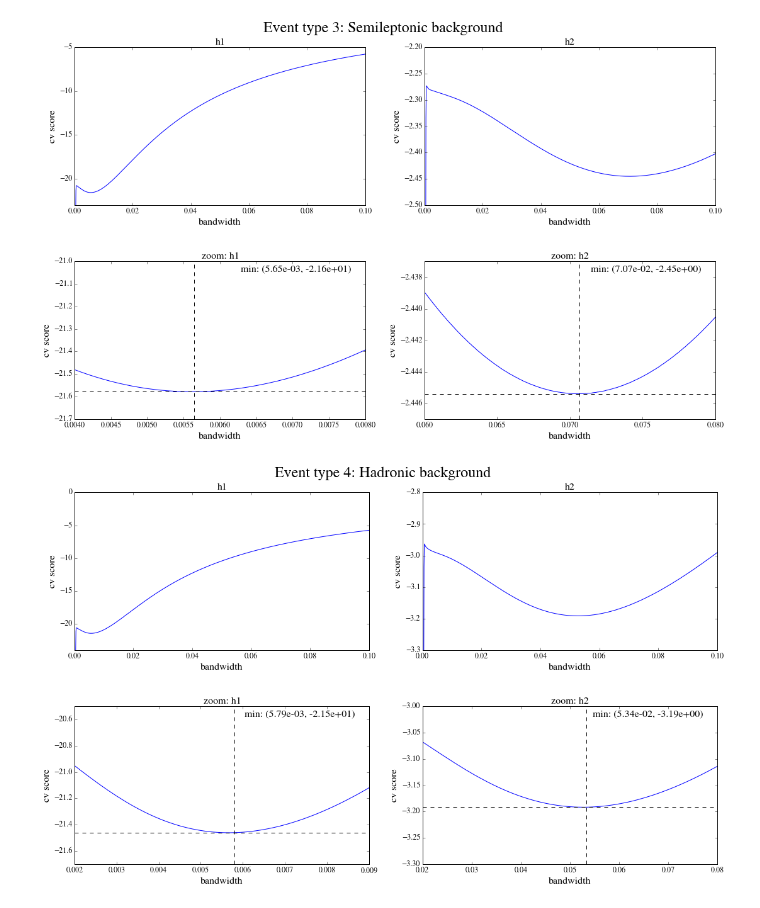
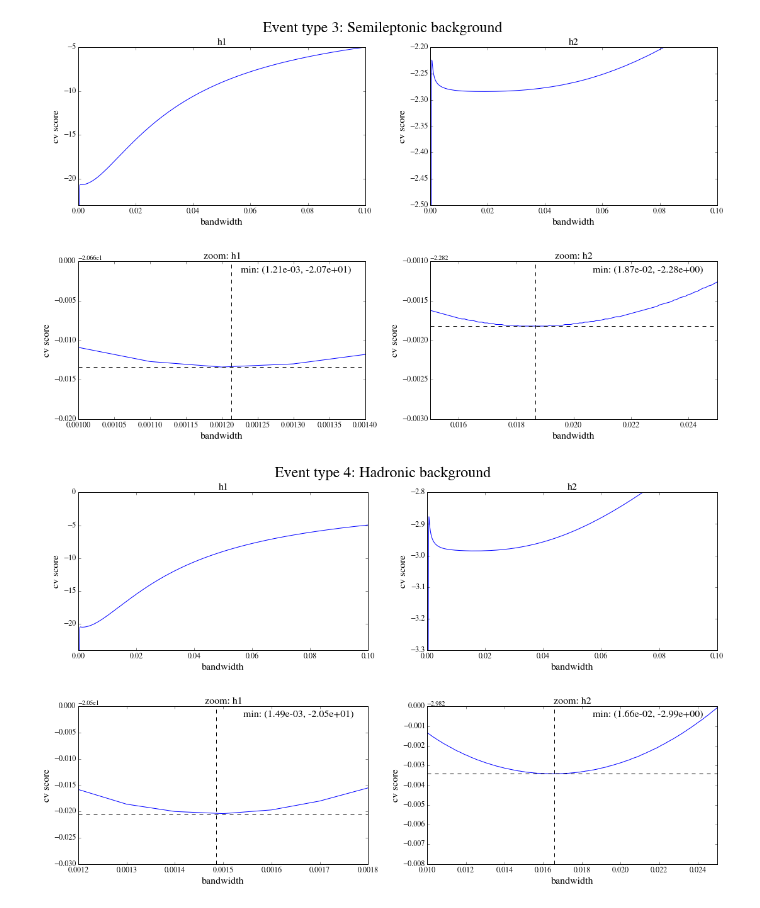
Before and after one commit to dchao34/bbrcit_kde, a Jupyter notebook: visual/cv_visual.ipynb, the cells around one changed output. Saved outputs shown, nothing was run; the diff lists cells and outputs as text; code cells hidden in the pictures.

```diff
--- a/visual/cv_visual.ipynb
+++ b/visual/cv_visual.ipynb
@@ -82,37 +82,37 @@ plt.show()
 # %%
 fig = plt.figure(figsize=(5*1.615*2,10))
 fig.suptitle(r'Event type 3: Semileptonic background', fontsize=24)
 
 ax = fig.add_subplot(2,2,1)
-plot_cvscan('evttype3.col0.txt', ax, title='h1', xlim=(0.0,0.1), ylim=(-23,-5))
+plot_cvscan('cv/evttype3.col0.txt', ax, title='h1', xlim=(0.0,0.1), ylim=(-23,-5))
 ax = fig.add_subplot(2,2,2)
-plot_cvscan('evttype3.col1.txt', ax, title='h2', xlim=(0.0,0.1),ylim=(-2.5,-2.2))
+plot_cvscan('cv/evttype3.col1.txt', ax, title='h2', xlim=(0.0,0.1),ylim=(-2.5,-2.2))
 ax = fig.add_subplot(2,2,3)
-plot_cvscan('evttype3.col0.txt', ax, title='zoom: h1', xlim=(0.004, 0.008),ylim=(-21.7,-21), quad_lsq=True)
+plot_cvscan('cv/evttype3.col0.txt', ax, title='zoom: h1', xlim=(0.001, 0.0014),ylim=(-20.68,-20.66), quad_lsq=True)
 ax = fig.add_subplot(2,2,4)
-plot_cvscan('evttype3.col1.txt', ax, title='zoom: h2', xlim=(0.06,0.08), ylim=(-2.447,-2.437), quad_lsq=True)
+plot_cvscan('cv/evttype3.col1.txt', ax, title='zoom: h2', xlim=(0.015,0.025), ylim=(-2.285,-2.283), quad_lsq=True)
 
 plt.tight_layout(pad=4.0, w_pad=2.0)
 plt.show()
 # %% [output]
-[figure, old version]
+[figure, new version]
 # %%
 fig = plt.figure(figsize=(5*1.615*2,10))
 fig.suptitle(r'Event type 4: Hadronic background', fontsize=24)
 
 ax = fig.add_subplot(2,2,1)
-plot_cvscan('evttype4.col0.txt', ax, title='h1', xlim=(0.0,0.1), ylim=(-24,0))
+plot_cvscan('cv/evttype4.col0.txt', ax, title='h1', xlim=(0.0,0.1), ylim=(-24,0))
 ax = fig.add_subplot(2,2,2)
-plot_cvscan('evttype4.col1.txt', ax, title='h2', xlim=(0.0,0.1), ylim=(-3.3,-2.8))
+plot_cvscan('cv/evttype4.col1.txt', ax, title='h2', xlim=(0.0,0.1), ylim=(-3.3,-2.8))
 ax = fig.add_subplot(2,2,3)
-plot_cvscan('evttype4.col0.txt', ax, title='zoom: h1', xlim=(0.002, 0.009),ylim=(-21.7,-20.5), quad_lsq=True)
+plot_cvscan('cv/evttype4.col0.txt', ax, title='zoom: h1', xlim=(0.0012, 0.0018),ylim=(-20.53,-20.5), quad_lsq=True)
 ax = fig.add_subplot(2,2,4)
-plot_cvscan('evttype4.col1.txt', ax, title='zoom: h2', xlim=(0.02,0.08), ylim=(-3.3,-3.0), quad_lsq=True)
+plot_cvscan('cv/evttype4.col1.txt', ax, title='zoom: h2', xlim=(0.01,0.025), ylim=(-2.99,-2.982), quad_lsq=True)
 
 plt.tight_layout(pad=4.0, w_pad=2.0)
 plt.show()
 # %% [output]
-[figure, old version]
+[figure, new version]
 # %%
 fig = plt.figure(figsize=(5*1.615*2,10))
 fig.suptitle(r'Event type 5: Continuum background', fontsize=24)
```
Also changed, not shown: parts of 3 cells of this notebook, 1 other file.
